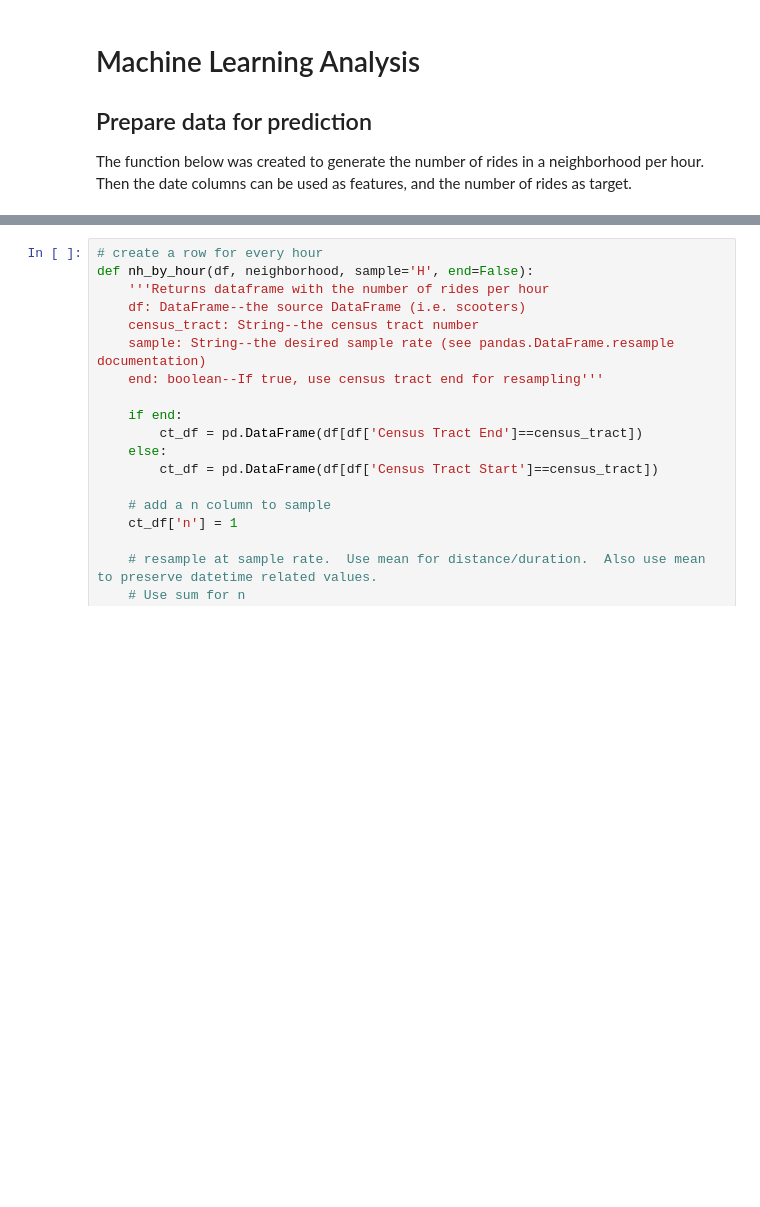
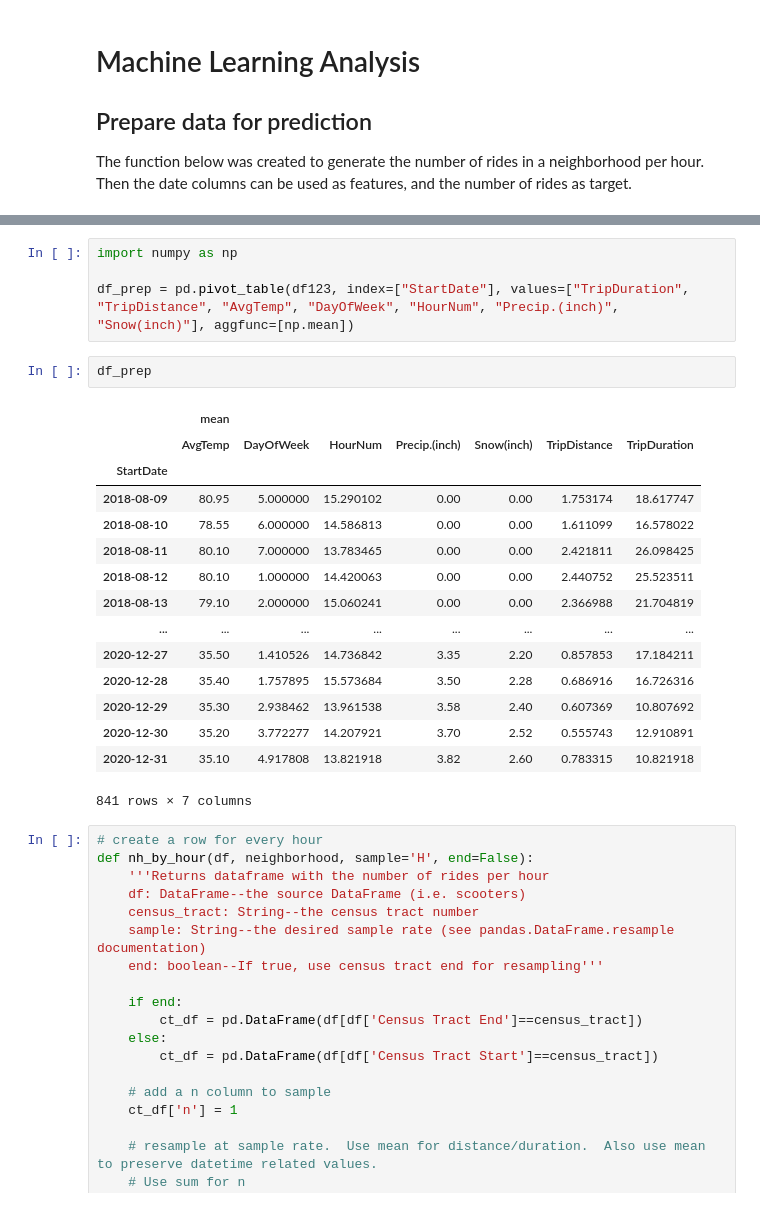
Before and after one commit to abhiram540/TripDataAnalysis-CityOfLouisville-DocklessVehicles, a Jupyter notebook: 7.6 Capstone Two Data Wrangling.ipynb, the cells around one changed output, grey strips where cells are left out. Cells and saved outputs as stored; diff of their text form; blank space fills up the shorter version.

```diff
--- a/7.6 Capstone Two Data Wrangling.ipynb
+++ b/7.6 Capstone Two Data Wrangling.ipynb
@@ -1431,3 +1431,25 @@ gdf.head()
+# %%
+import numpy as np
+
+df_prep = pd.pivot_table(df123, index=["StartDate"], values=["TripDuration", "TripDistance", "AvgTemp", "DayOfWeek", "HourNum", "Precip.(inch)", "Snow(inch)"], aggfunc=[np.mean])
+# %%
+df_prep
+# %% [output]
+|  | mean |  |  |  |  |  |  |
+|  | AvgTemp | DayOfWeek | HourNum | Precip.(inch) | Snow(inch) | TripDistance | TripDuration |
+| StartDate |  |  |  |  |  |  |  |
+| 2018-08-09 | 80.95 | 5.000000 | 15.290102 | 0.00 | 0.00 | 1.753174 | 18.617747 |
+| 2018-08-10 | 78.55 | 6.000000 | 14.586813 | 0.00 | 0.00 | 1.611099 | 16.578022 |
+| 2018-08-11 | 80.10 | 7.000000 | 13.783465 | 0.00 | 0.00 | 2.421811 | 26.098425 |
+| 2018-08-12 | 80.10 | 1.000000 | 14.420063 | 0.00 | 0.00 | 2.440752 | 25.523511 |
+| 2018-08-13 | 79.10 | 2.000000 | 15.060241 | 0.00 | 0.00 | 2.366988 | 21.704819 |
+| ... | ... | ... | ... | ... | ... | ... | ... |
+| 2020-12-27 | 35.50 | 1.410526 | 14.736842 | 3.35 | 2.20 | 0.857853 | 17.184211 |
+| 2020-12-28 | 35.40 | 1.757895 | 15.573684 | 3.50 | 2.28 | 0.686916 | 16.726316 |
+| 2020-12-29 | 35.30 | 2.938462 | 13.961538 | 3.58 | 2.40 | 0.607369 | 10.807692 |
+| 2020-12-30 | 35.20 | 3.772277 | 14.207921 | 3.70 | 2.52 | 0.555743 | 12.910891 |
+| 2020-12-31 | 35.10 | 4.917808 | 13.821918 | 3.82 | 2.60 | 0.783315 | 10.821918 |
+841 rows × 7 columns
 # %%
 # create a row for every hour
 def nh_by_hour(df, neighborhood, sample='H', end=False):
```
Also changed, not shown: parts of 2 cells of this notebook.
